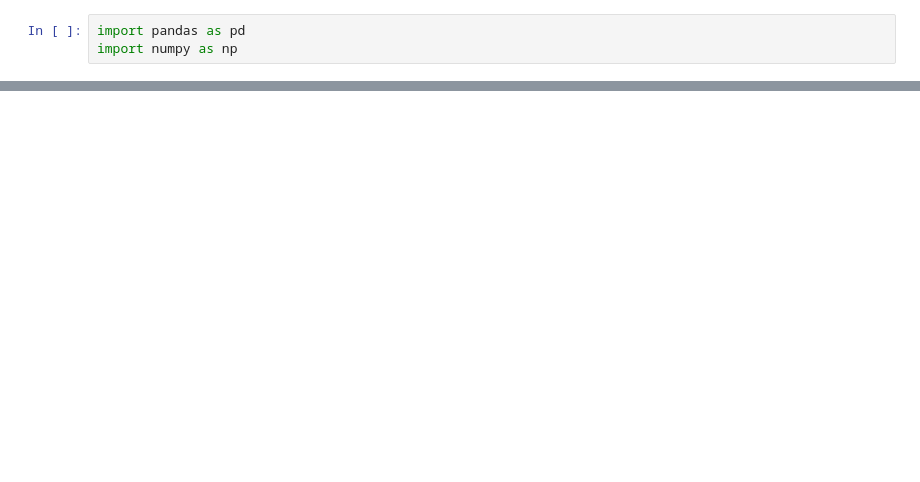
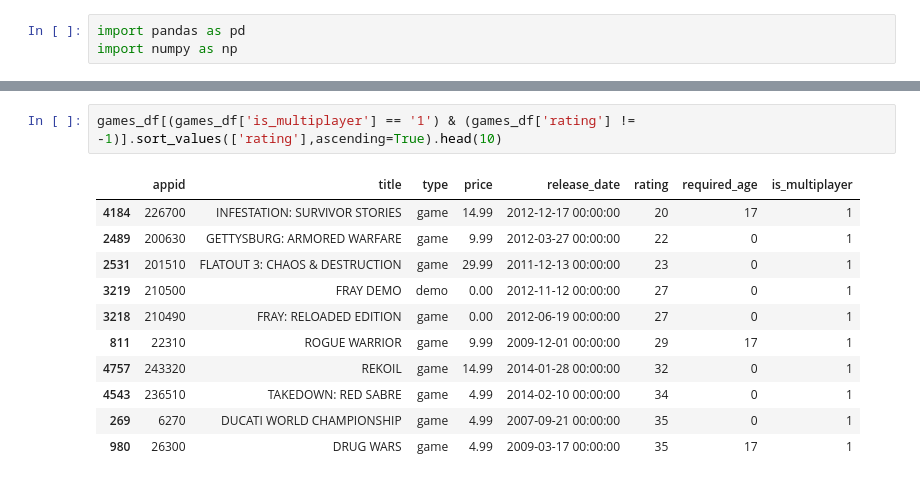
Before and after one commit to ejhughes1/game_recc, a Jupyter notebook: read_games.ipynb, the cells around one changed output, grey strips where cells are left out. Cells and saved outputs as stored; diff of their text form; blank space fills up the shorter version.

```diff
--- a/read_games.ipynb
+++ b/read_games.ipynb
@@ -65,0 +57,14 @@ Name: title, Length: 17783, dtype: object
+# %%
+games_df[(games_df['is_multiplayer'] == '1') & (games_df['rating'] != -1)].sort_values(['rating'],ascending=True).head(10)
+# %% [output]
+|  | appid | title | type | price | release_date | rating | required_age | is_multiplayer |
+| 4184 | 226700 | INFESTATION: SURVIVOR STORIES | game | 14.99 | 2012-12-17 00:00:00 | 20 | 17 | 1 |
+| 2489 | 200630 | GETTYSBURG: ARMORED WARFARE | game | 9.99 | 2012-03-27 00:00:00 | 22 | 0 | 1 |
+| 2531 | 201510 | FLATOUT 3: CHAOS & DESTRUCTION | game | 29.99 | 2011-12-13 00:00:00 | 23 | 0 | 1 |
+| 3219 | 210500 | FRAY DEMO | demo | 0.00 | 2012-11-12 00:00:00 | 27 | 0 | 1 |
+| 3218 | 210490 | FRAY: RELOADED EDITION | game | 0.00 | 2012-06-19 00:00:00 | 27 | 0 | 1 |
+| 811 | 22310 | ROGUE WARRIOR | game | 9.99 | 2009-12-01 00:00:00 | 29 | 17 | 1 |
+| 4757 | 243320 | REKOIL | game | 14.99 | 2014-01-28 00:00:00 | 32 | 0 | 1 |
+| 4543 | 236510 | TAKEDOWN: RED SABRE | game | 4.99 | 2014-02-10 00:00:00 | 34 | 0 | 1 |
+| 269 | 6270 | DUCATI WORLD CHAMPIONSHIP | game | 4.99 | 2007-09-21 00:00:00 | 35 | 0 | 1 |
+| 980 | 26300 | DRUG WARS | game | 4.99 | 2009-03-17 00:00:00 | 35 | 17 | 1 |
```
Also changed, not shown: parts of 15 cells of this notebook, 1 other file.
